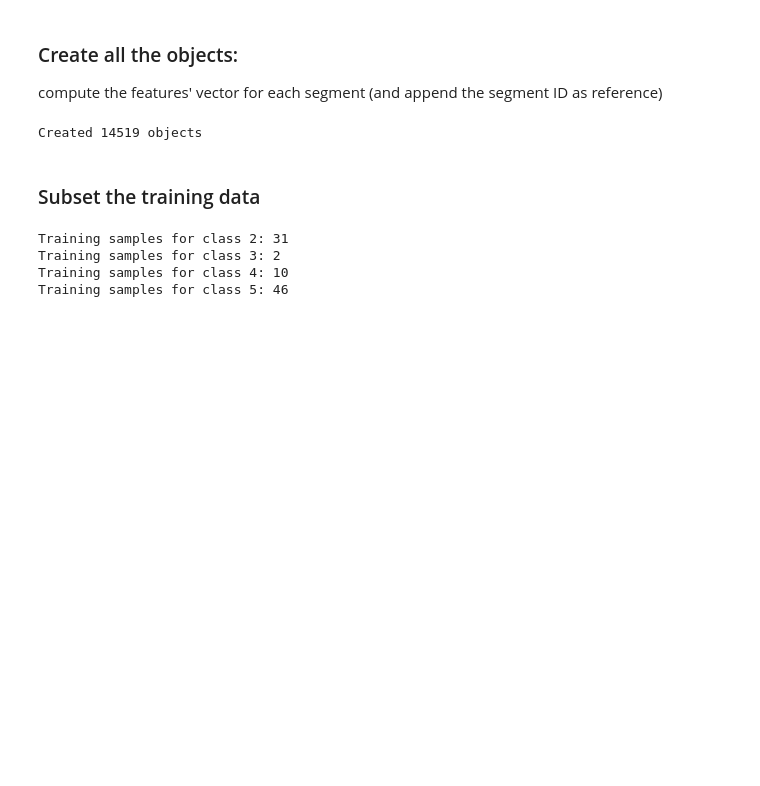
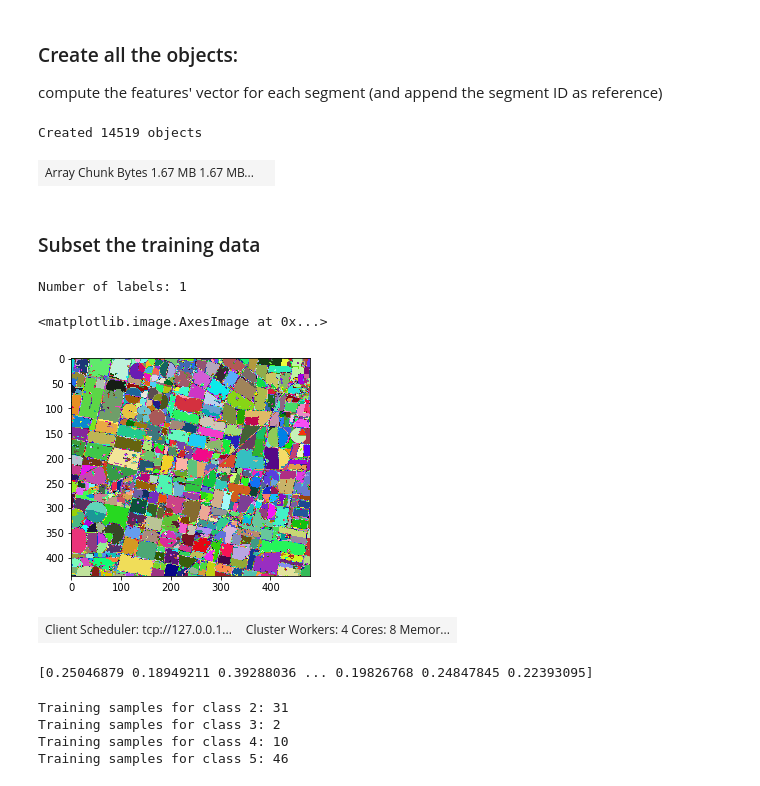
Before and after one commit to diogocaribe/satimg, a Jupyter notebook: object_based_image_analysis.ipynb, the cells around one changed output. Cells and saved outputs as stored; diff of their text form; code cells hidden in the pictures; blank space fills up the shorter version.

Commit message:
Run collect statictic values with dask.

```diff
--- a/object_based_image_analysis.ipynb
+++ b/object_based_image_analysis.ipynb
@@ -237,3 +235,11 @@ with warnings.catch_warnings():
     print("Created %i objects" % len(objects))
 # %% [output]
 Created 14519 objects
+# %%
+import dask_image.ndmeasure
+import dask.array as da
+
+threshold_image = da.from_array(segments_felz)
+threshold_image
+# %% [output]
+| Array Chunk Bytes 1.67 MB 1.67 MB... |  |
@@ -240,2 +248,28 @@ Created 14519 objects
 # %% [markdown]
 ### Subset the training data
+# %%
+cmap = colors.ListedColormap(np.random.rand(len(np.unique(segments_felz)), 3))
+plt.figure()
+print("Number of labels:", int(num_labels))
+plt.imshow(segments_felz, interpolation='none', cmap=cmap)
+# %% [output]
+Number of labels: 1
+<matplotlib.image.AxesImage at 0x...>
+[figure, added]
+# %%
+from dask.distributed import Client
+
+client = Client("tcp://127.0.0.1:33267")
+client
+# %% [output]
+| Client Scheduler: tcp://127.0.0.1... | Cluster Workers: 4 Cores: 8 Memor... |
+# %%
+c = img[:, :, 3] #, img[:, :, 2], img[:, :, 1]
+combined_image = da.block(c)
+index = list(range(int(segments_felz.max())))  # Note that we're including the background label=0 here, too.
+out_dtype = float  # The data type we want to use for our results.
+default = None     # The value to return if an element of index does not exist in the label image.
+mean_values = dask_image.ndmeasure.labeled_comprehension(combined_image, segments_felz, index, dask_image.ndmeasure.mean, out_dtype, default, pass_positions=False)
+print(mean_values.compute())
+# %% [output]
+[0.25046879 0.18949211 0.39288036 ... 0.19826768 0.24847845 0.22393095]
```
Also changed, not shown: parts of 7 cells of this notebook.
